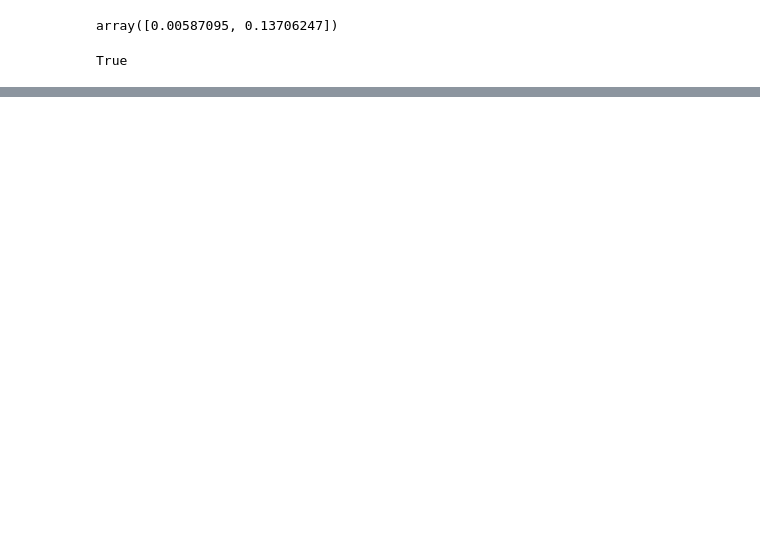
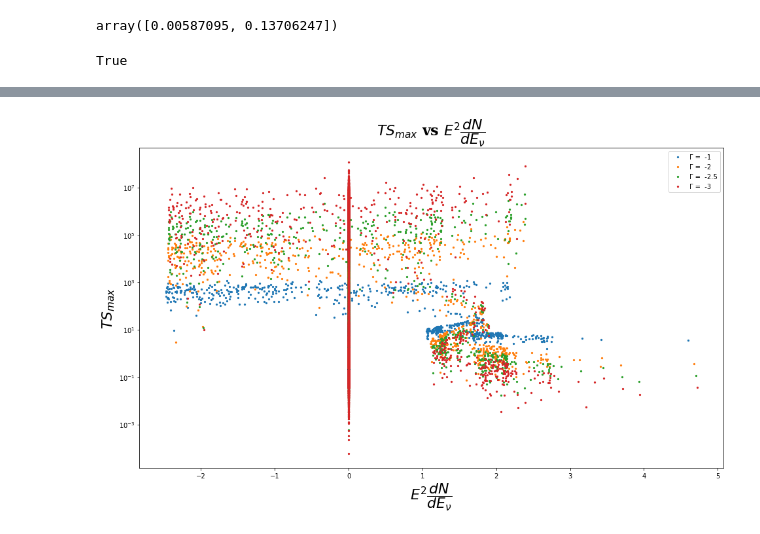
Before and after one commit to DarkWake9/Project-IceCube-Legacy, a Jupyter notebook: task4/task4h.ipynb, the cells around one changed output, grey strips where cells are left out. Cells and saved outputs as stored; diff of their text form; code cells hidden in the pictures; blank space fills up the shorter version.

```diff
--- a/task4/task4h.ipynb
+++ b/task4/task4h.ipynb
@@ -760,7 +894,7 @@ File "../../../../../tmp/ipykernel_16146/1171155522.py", line 3:
 # %%
-all_tns_gamma = []
-for i in tqdm(prange(4)):
-    tmpp = []
-    for j in prange(1000):
-        tmpp.append(Ts_arr(j, all_sig[i], B_all, Ns))
-    all_tns_gamma.append(tmpp)
+first10000 = []
+for i in prange(4):
+    temp = []
+    for j in prange(10000):
+        temp.append(e2dnde_nu(j, i))
+    first10000.append(temp)
@@ -788,0 +922,15 @@ plt.show()
+# %%
+plt.figure(figsize=(16,9))
+for i in range(4):
+    plt.scatter(all_tsmax_nu_all_gamma[i], first10000[i],  label = ['\u0393 =  -1', '\u0393 =  -2', '\u0393 =  -2.5', '\u0393 =  -3'][i], s = 5)
+
+#plt.xscale('log')
+plt.yscale('log')
+plt.ylabel('$TS_{max}$', fontdict=font)
+plt.xlabel('$E^{2} \dfrac{dN}{dE_{\u03BD}}$', fontdict=font)
+plt.legend()
+plt.title("$TS_{max}$ vs $E^{2} \dfrac{dN}{dE_{\u03BD}}$", fontdict=font)
+plt.savefig('outputs/stacking analysis/TSmax-vs-E2dNdE_nu.jpg')
+plt.show()
+# %% [output]
+[figure, added]
```
Also changed, not shown: parts of 60 cells of this notebook, 8 other files.
